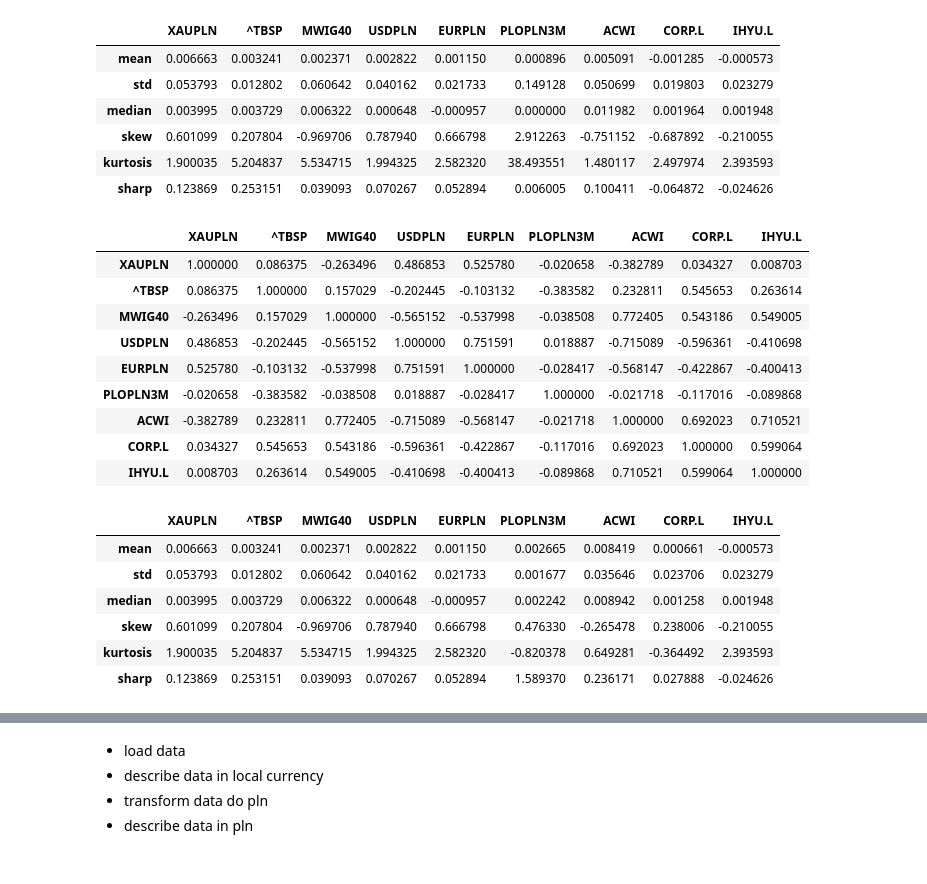
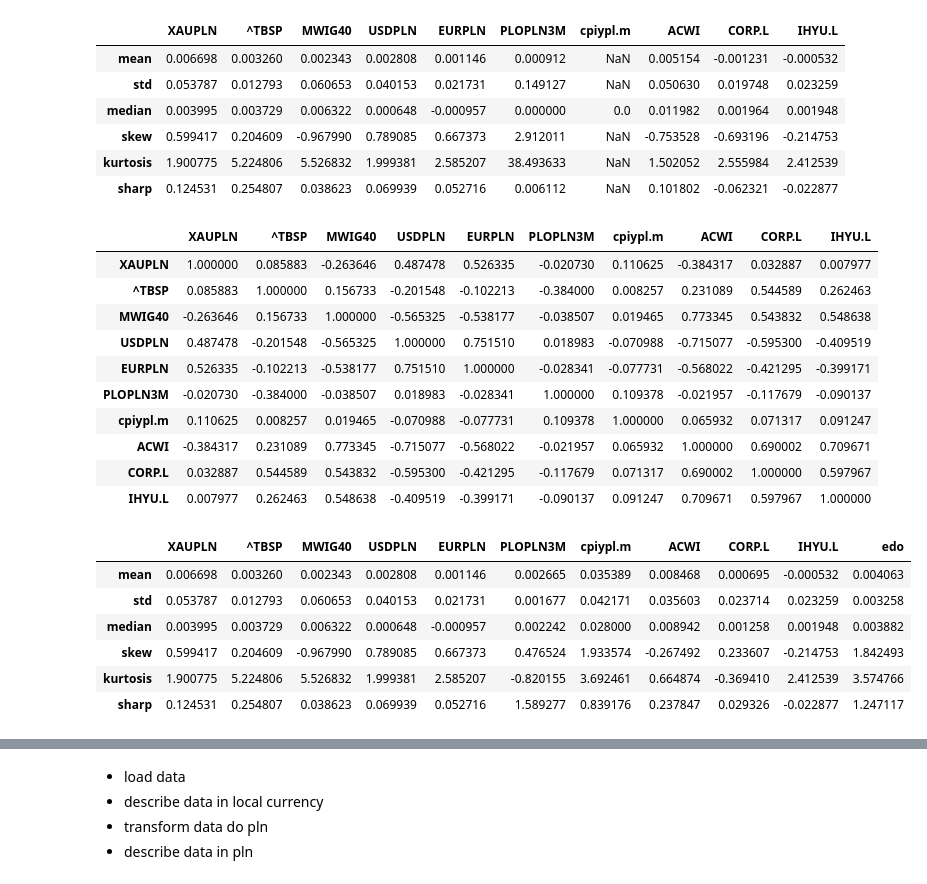
Before and after one commit to msz13/Goal-Based-Investing, a Jupyter notebook: esg/preproccessing.ipynb, the cells around one changed output, grey strips where cells are left out. Saved outputs shown, nothing was run; the diff lists cells and outputs as text; code cells hidden in the pictures.

```diff
--- a/esg/preproccessing.ipynb
+++ b/esg/preproccessing.ipynb
@@ -47,7 +47,7 @@ def beta(X, Y):
 # %%
 yahoo_tickers = ['ACWI', 'CORP.L', 'IHYU.L']
 
-stooq_tickers = ['XAUPLN', '^TBSP', 'MWIG40', 'USDPLN', 'EURPLN', 'PLOPLN3M']
+stooq_tickers = ['XAUPLN', '^TBSP', 'MWIG40', 'USDPLN', 'EURPLN', 'PLOPLN3M', 'cpiypl.m']
 
 #na przyszłość EAFA,EEM,ACWI
 # %%
@@ -68,42 +68,45 @@ monthly_base_prices = base_prices.resample('m').last()
 monthly_base_returns = np.log(monthly_base_prices/monthly_base_prices.shift(1))
 assets_performance(monthly_base_returns)
 # %% [output]
-|  | XAUPLN | ^TBSP | MWIG40 | USDPLN | EURPLN | PLOPLN3M | ACWI | CORP.L | IHYU.L |
-| mean | 0.006663 | 0.003241 | 0.002371 | 0.002822 | 0.001150 | 0.000896 | 0.005091 | -0.001285 | -0.000573 |
-| std | 0.053793 | 0.012802 | 0.060642 | 0.040162 | 0.021733 | 0.149128 | 0.050699 | 0.019803 | 0.023279 |
-| median | 0.003995 | 0.003729 | 0.006322 | 0.000648 | -0.000957 | 0.000000 | 0.011982 | 0.001964 | 0.001948 |
-| skew | 0.601099 | 0.207804 | -0.969706 | 0.787940 | 0.666798 | 2.912263 | -0.751152 | -0.687892 | -0.210055 |
-| kurtosis | 1.900035 | 5.204837 | 5.534715 | 1.994325 | 2.582320 | 38.493551 | 1.480117 | 2.497974 | 2.393593 |
-| sharp | 0.123869 | 0.253151 | 0.039093 | 0.070267 | 0.052894 | 0.006005 | 0.100411 | -0.064872 | -0.024626 |
+|  | XAUPLN | ^TBSP | MWIG40 | USDPLN | EURPLN | PLOPLN3M | cpiypl.m | ACWI | CORP.L | IHYU.L |
+| mean | 0.006698 | 0.003260 | 0.002343 | 0.002808 | 0.001146 | 0.000912 | NaN | 0.005154 | -0.001231 | -0.000532 |
+| std | 0.053787 | 0.012793 | 0.060653 | 0.040153 | 0.021731 | 0.149127 | NaN | 0.050630 | 0.019748 | 0.023259 |
+| median | 0.003995 | 0.003729 | 0.006322 | 0.000648 | -0.000957 | 0.000000 | 0.0 | 0.011982 | 0.001964 | 0.001948 |
+| skew | 0.599417 | 0.204609 | -0.967990 | 0.789085 | 0.667373 | 2.912011 | NaN | -0.753528 | -0.693196 | -0.214753 |
+| kurtosis | 1.900775 | 5.224806 | 5.526832 | 1.999381 | 2.585207 | 38.493633 | NaN | 1.502052 | 2.555984 | 2.412539 |
+| sharp | 0.124531 | 0.254807 | 0.038623 | 0.069939 | 0.052716 | 0.006112 | NaN | 0.101802 | -0.062321 | -0.022877 |
 # %%
 monthly_base_returns.corr()
 # %% [output]
-|  | XAUPLN | ^TBSP | MWIG40 | USDPLN | EURPLN | PLOPLN3M | ACWI | CORP.L | IHYU.L |
-| XAUPLN | 1.000000 | 0.086375 | -0.263496 | 0.486853 | 0.525780 | -0.020658 | -0.382789 | 0.034327 | 0.008703 |
-| ^TBSP | 0.086375 | 1.000000 | 0.157029 | -0.202445 | -0.103132 | -0.383582 | 0.232811 | 0.545653 | 0.263614 |
-| MWIG40 | -0.263496 | 0.157029 | 1.000000 | -0.565152 | -0.537998 | -0.038508 | 0.772405 | 0.543186 | 0.549005 |
-| USDPLN | 0.486853 | -0.202445 | -0.565152 | 1.000000 | 0.751591 | 0.018887 | -0.715089 | -0.596361 | -0.410698 |
-| EURPLN | 0.525780 | -0.103132 | -0.537998 | 0.751591 | 1.000000 | -0.028417 | -0.568147 | -0.422867 | -0.400413 |
-| PLOPLN3M | -0.020658 | -0.383582 | -0.038508 | 0.018887 | -0.028417 | 1.000000 | -0.021718 | -0.117016 | -0.089868 |
-| ACWI | -0.382789 | 0.232811 | 0.772405 | -0.715089 | -0.568147 | -0.021718 | 1.000000 | 0.692023 | 0.710521 |
-| CORP.L | 0.034327 | 0.545653 | 0.543186 | -0.596361 | -0.422867 | -0.117016 | 0.692023 | 1.000000 | 0.599064 |
-| IHYU.L | 0.008703 | 0.263614 | 0.549005 | -0.410698 | -0.400413 | -0.089868 | 0.710521 | 0.599064 | 1.000000 |
+|  | XAUPLN | ^TBSP | MWIG40 | USDPLN | EURPLN | PLOPLN3M | cpiypl.m | ACWI | CORP.L | IHYU.L |
+| XAUPLN | 1.000000 | 0.085883 | -0.263646 | 0.487478 | 0.526335 | -0.020730 | 0.110625 | -0.384317 | 0.032887 | 0.007977 |
+| ^TBSP | 0.085883 | 1.000000 | 0.156733 | -0.201548 | -0.102213 | -0.384000 | 0.008257 | 0.231089 | 0.544589 | 0.262463 |
+| MWIG40 | -0.263646 | 0.156733 | 1.000000 | -0.565325 | -0.538177 | -0.038507 | 0.019465 | 0.773345 | 0.543832 | 0.548638 |
+| USDPLN | 0.487478 | -0.201548 | -0.565325 | 1.000000 | 0.751510 | 0.018983 | -0.070988 | -0.715077 | -0.595300 | -0.409519 |
+| EURPLN | 0.526335 | -0.102213 | -0.538177 | 0.751510 | 1.000000 | -0.028341 | -0.077731 | -0.568022 | -0.421295 | -0.399171 |
+| PLOPLN3M | -0.020730 | -0.384000 | -0.038507 | 0.018983 | -0.028341 | 1.000000 | 0.109378 | -0.021957 | -0.117679 | -0.090137 |
+| cpiypl.m | 0.110625 | 0.008257 | 0.019465 | -0.070988 | -0.077731 | 0.109378 | 1.000000 | 0.065932 | 0.071317 | 0.091247 |
+| ACWI | -0.384317 | 0.231089 | 0.773345 | -0.715077 | -0.568022 | -0.021957 | 0.065932 | 1.000000 | 0.690002 | 0.709671 |
+| CORP.L | 0.032887 | 0.544589 | 0.543832 | -0.595300 | -0.421295 | -0.117679 | 0.071317 | 0.690002 | 1.000000 | 0.597967 |
+| IHYU.L | 0.007977 | 0.262463 | 0.548638 | -0.409519 | -0.399171 | -0.090137 | 0.091247 | 0.709671 | 0.597967 | 1.000000 |
 # %%
 #calculate pln returns
 pln_prices = monthly_base_prices
 pln_prices['ACWI'] = monthly_base_prices['ACWI'] * monthly_base_prices['USDPLN']
 pln_prices['CORP.L'] = monthly_base_prices['CORP.L'] * monthly_base_prices['USDPLN']
 pln_returns = np.log(pln_prices/pln_prices.shift(1))
 pln_returns['PLOPLN3M'] = pln_prices['PLOPLN3M'] / 100 / 12
+pln_returns['cpiypl.m'] = pln_prices['cpiypl.m'] / 100
+pln_returns['edo'] = (pln_returns['cpiypl.m'].rolling(12).mean() + 0.015)/ 12
 assets_performance(pln_returns)
 # %% [output]
-|  | XAUPLN | ^TBSP | MWIG40 | USDPLN | EURPLN | PLOPLN3M | ACWI | CORP.L | IHYU.L |
-| mean | 0.006663 | 0.003241 | 0.002371 | 0.002822 | 0.001150 | 0.002665 | 0.008419 | 0.000661 | -0.000573 |
-| std | 0.053793 | 0.012802 | 0.060642 | 0.040162 | 0.021733 | 0.001677 | 0.035646 | 0.023706 | 0.023279 |
-| median | 0.003995 | 0.003729 | 0.006322 | 0.000648 | -0.000957 | 0.002242 | 0.008942 | 0.001258 | 0.001948 |
-| skew | 0.601099 | 0.207804 | -0.969706 | 0.787940 | 0.666798 | 0.476330 | -0.265478 | 0.238006 | -0.210055 |
-| kurtosis | 1.900035 | 5.204837 | 5.534715 | 1.994325 | 2.582320 | -0.820378 | 0.649281 | -0.364492 | 2.393593 |
-| sharp | 0.123869 | 0.253151 | 0.039093 | 0.070267 | 0.052894 | 1.589370 | 0.236171 | 0.027888 | -0.024626 |
+|  | XAUPLN | ^TBSP | MWIG40 | USDPLN | EURPLN | PLOPLN3M | cpiypl.m | ACWI | CORP.L | IHYU.L | edo |
+| mean | 0.006698 | 0.003260 | 0.002343 | 0.002808 | 0.001146 | 0.002665 | 0.035389 | 0.008468 | 0.000695 | -0.000532 | 0.004063 |
+| std | 0.053787 | 0.012793 | 0.060653 | 0.040153 | 0.021731 | 0.001677 | 0.042171 | 0.035603 | 0.023714 | 0.023259 | 0.003258 |
+| median | 0.003995 | 0.003729 | 0.006322 | 0.000648 | -0.000957 | 0.002242 | 0.028000 | 0.008942 | 0.001258 | 0.001948 | 0.003882 |
+| skew | 0.599417 | 0.204609 | -0.967990 | 0.789085 | 0.667373 | 0.476524 | 1.933574 | -0.267492 | 0.233607 | -0.214753 | 1.842493 |
+| kurtosis | 1.900775 | 5.224806 | 5.526832 | 1.999381 | 2.585207 | -0.820155 | 3.692461 | 0.664874 | -0.369410 | 2.412539 | 3.574766 |
+| sharp | 0.124531 | 0.254807 | 0.038623 | 0.069939 | 0.052716 | 1.589277 | 0.839176 | 0.237847 | 0.029326 | -0.022877 | 1.247117 |
 # %%
 pln_returns.corr()
 # %% [output]
```
Also changed, not shown: parts of 49 cells of this notebook, 1 other file.
